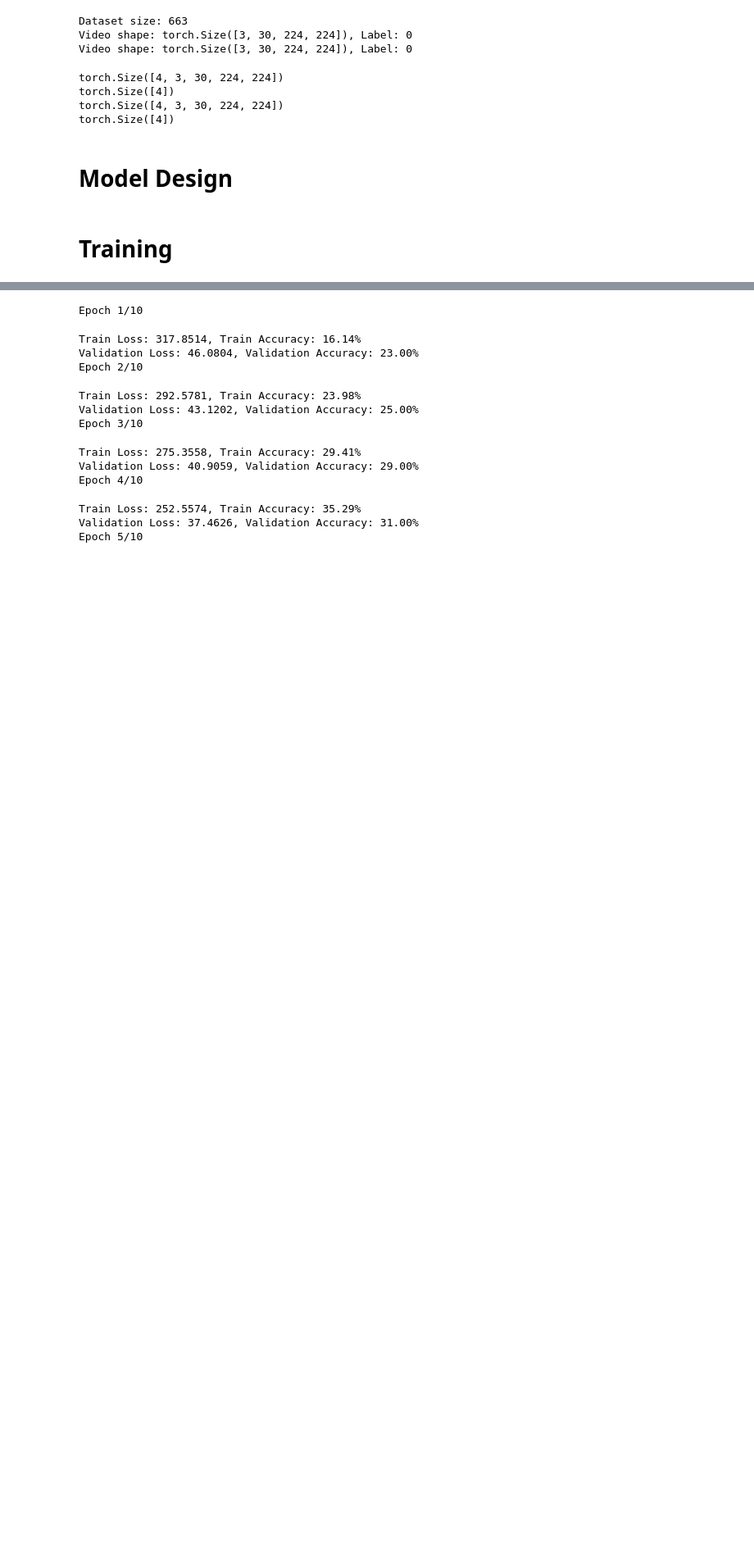
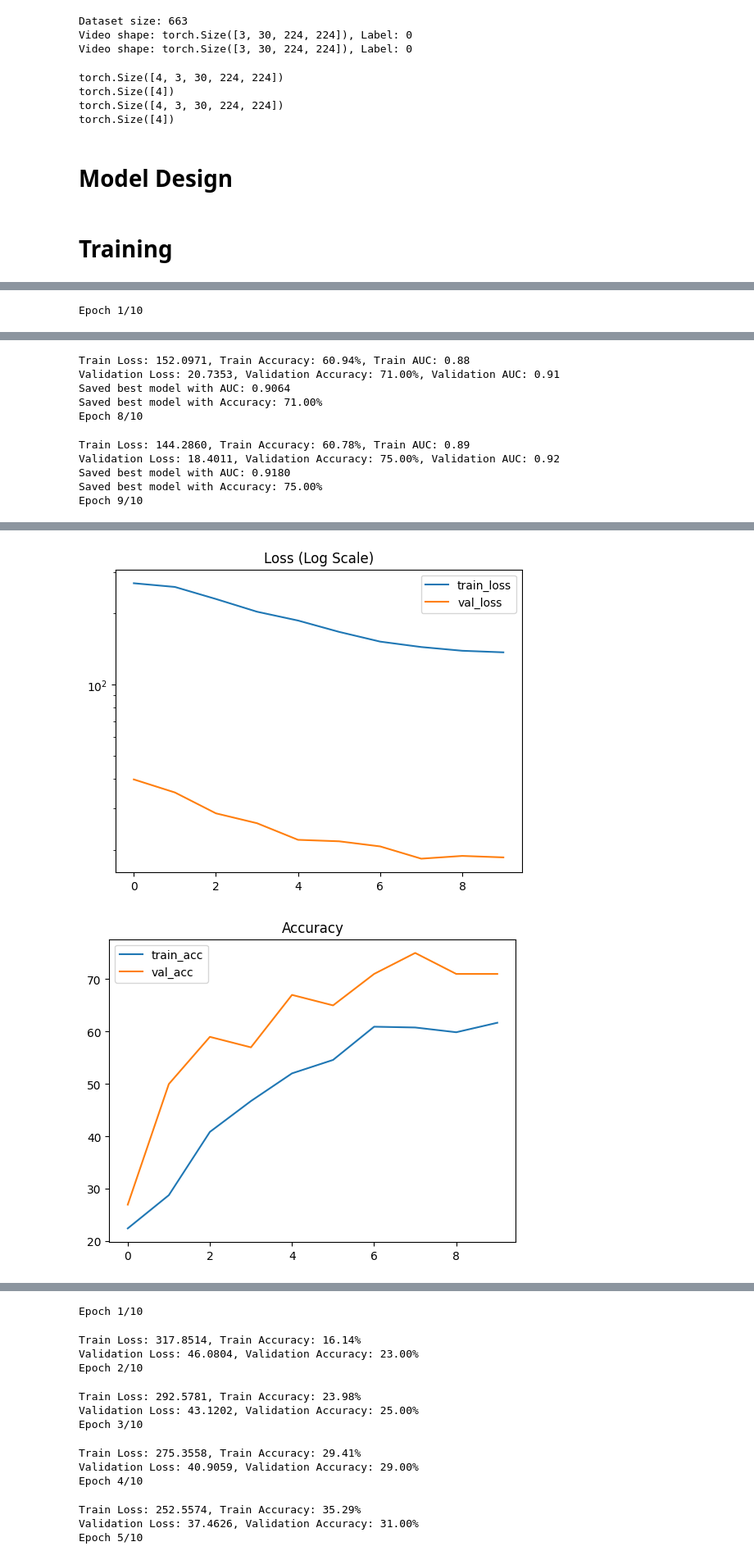
Before and after one commit to xzxzlala/Deep-Learning-Team-Project, a Jupyter notebook: final-project.ipynb, the cells around one changed output, grey strips where cells are left out. Shown at 82% size. Saved outputs shown, nothing was run; the diff lists cells and outputs as text; code cells hidden in the pictures; blank space fills up the shorter version.

```diff
--- a/final-project.ipynb
+++ b/final-project.ipynb
@@ -450,0 +605,15 @@ def train_model(model, train_loader, val_loader=None, num_epochs=10, device='cud
+# %%
+# Layer=4, drop = none, epoch = 10, batchsize = 4, lr = 0.001
+
+conv3d_2 = FlexibleConv3DModel(num_classes=5, num_conv_layers=4, initial_channels=16, use_dropout=False)
+
+conv3d_2_train = train_model(
+    model=conv3d_2,
+    train_loader=train_loader,
+    val_loader=val_loader,
+    num_epochs=10,
+    device='cuda' if torch.cuda.is_available() else 'cpu',
+    lr=0.001
+)
+# %% [output]
+Epoch 1/10
@@ -450,0 +648,10 @@ def train_model(model, train_loader, val_loader=None, num_epochs=10, device='cud
+Train Loss: 152.0971, Train Accuracy: 60.94%, Train AUC: 0.88
+Validation Loss: 20.7353, Validation Accuracy: 71.00%, Validation AUC: 0.91
+Saved best model with AUC: 0.9064
+Saved best model with Accuracy: 71.00%
+Epoch 8/10
+Train Loss: 144.2860, Train Accuracy: 60.78%, Train AUC: 0.89
+Validation Loss: 18.4011, Validation Accuracy: 75.00%, Validation AUC: 0.92
+Saved best model with AUC: 0.9180
+Saved best model with Accuracy: 75.00%
+Epoch 9/10
@@ -450,0 +665,2 @@ def train_model(model, train_loader, val_loader=None, num_epochs=10, device='cud
+[figure, added]
+[figure, added]
```
Also changed, not shown: parts of 20 cells of this notebook, 4 other files.
